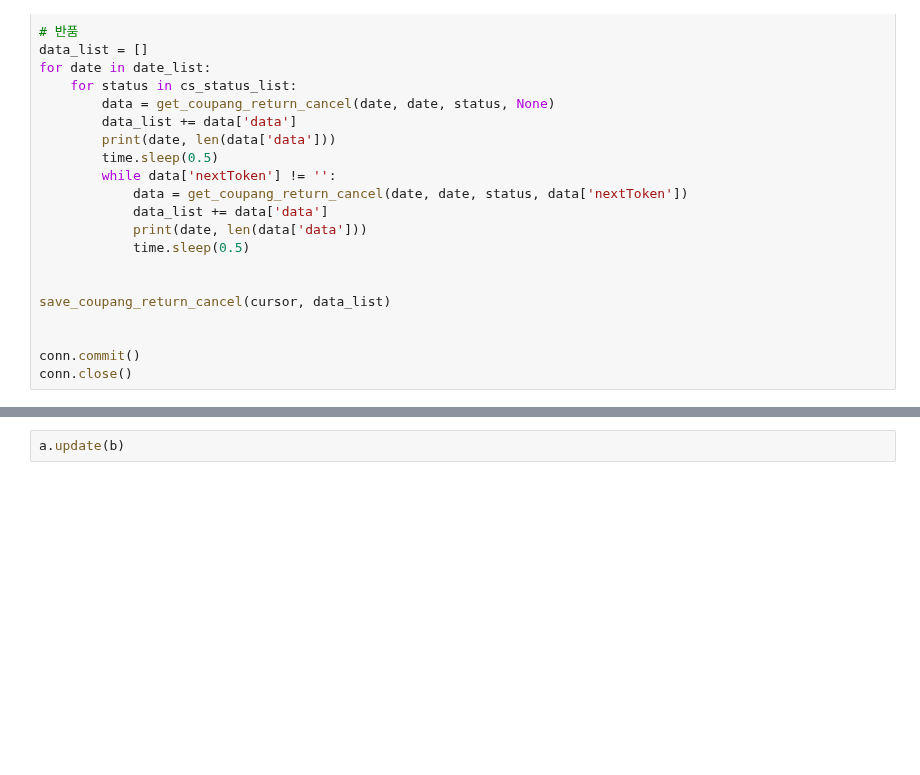
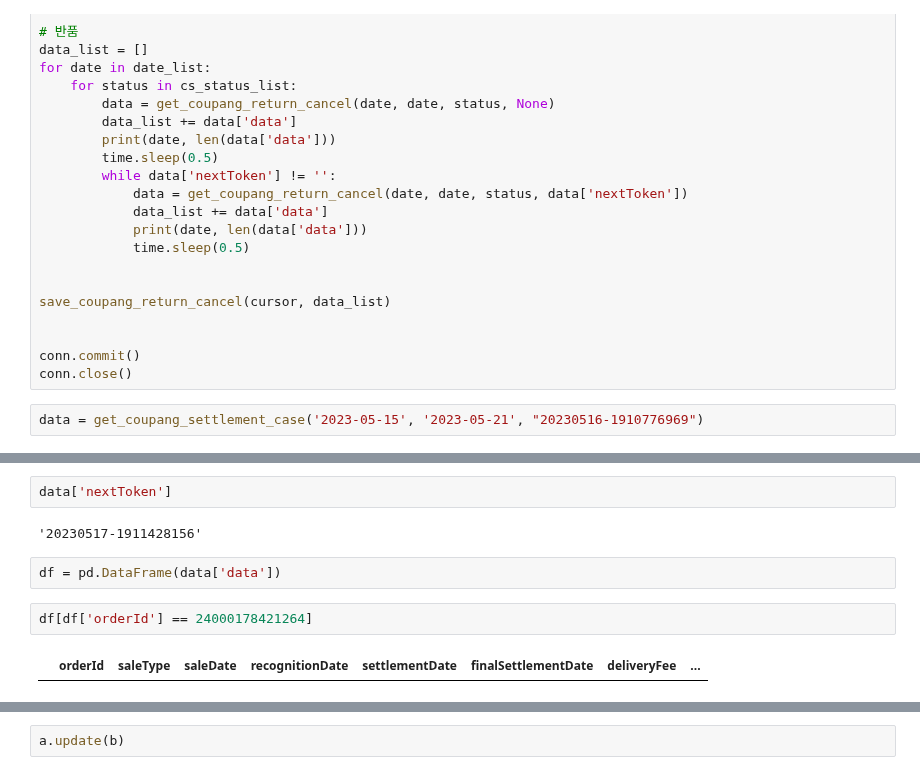
Before and after one commit to philip01phytoway/phytoway_2, a Jupyter notebook: 코드/python/주문데이터수집.ipynb, the cells around one changed output, grey strips where cells are left out. Saved outputs shown, nothing was run; the diff lists cells and outputs as text; blank space fills up the shorter version.

```diff
--- a/코드/python/주문데이터수집.ipynb
+++ b/코드/python/주문데이터수집.ipynb
@@ -632,3 +632,5 @@ save_coupang_return_cancel(cursor, data_list)
 
 conn.commit()
 conn.close()
+# %%
+data = get_coupang_settlement_case('2023-05-15', '2023-05-21', "20230516-1910776969")
@@ -635,3 +666,13 @@ conn.close()
+# %%
+data['nextToken']
+# %% [output]
+'20230517-1911428156'
+# %%
+df = pd.DataFrame(data['data'])
+# %%
+df[df['orderId'] == 24000178421264]
+# %% [output]
+|  | orderId | saleType | saleDate | recognitionDate | settlementDate | finalSettlementDate | deliveryFee | ... |
 # %%
 conn = psycopg2.connect(host='115.68.228.168', user='postgres', password='cldngks', dbname='test', port=5432)
 cursor = conn.cursor()
```
Also changed, not shown: parts of 9 cells of this notebook, 5 other files.
